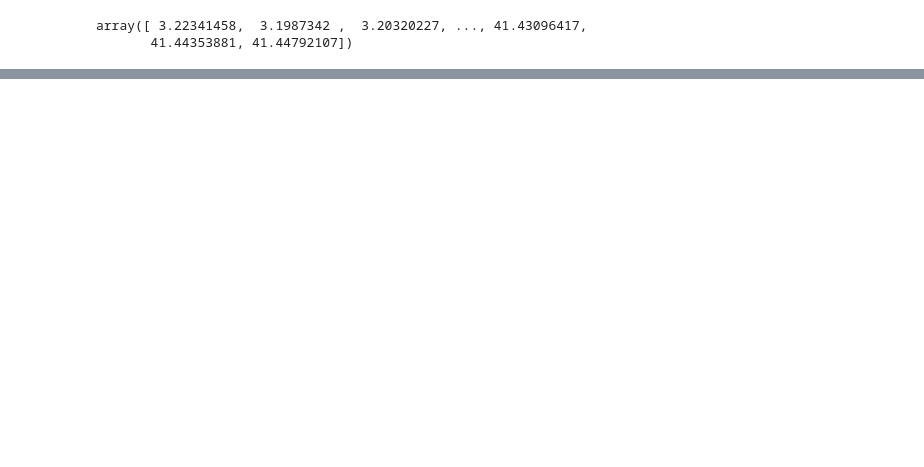
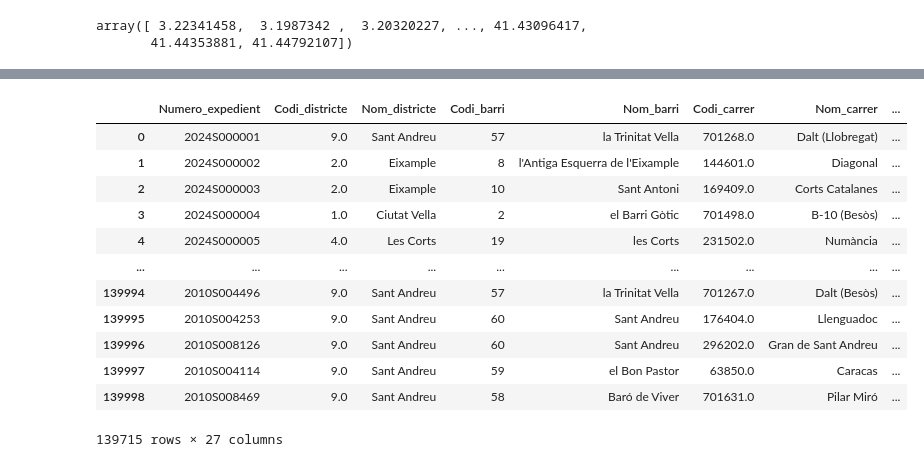
Before and after one commit to PacoFletcher/Proyecto-Machine-Learning, a Jupyter notebook: jupyters/Unificado.ipynb, the cells around one changed output, grey strips where cells are left out. Drawn from its saved outputs; the diff is of its cells as text; code cells hidden in the pictures; blank space fills up the shorter version.

```diff
--- a/jupyters/Unificado.ipynb
+++ b/jupyters/Unificado.ipynb
@@ -512,0 +528,17 @@ array([31.50871627, 31.46153052, 31.45206368, ..., -3.81063702,
+# %%
+df = df[(df["Coordenada_UTM_X"] != -1) | (df["Coordenada_UTM_Y"] != -1)]
+df
+# %% [output]
+|  | Numero_expedient | Codi_districte | Nom_districte | Codi_barri | Nom_barri | Codi_carrer | Nom_carrer | ... |
+| 0 | 2024S000001 | 9.0 | Sant Andreu | 57 | la Trinitat Vella | 701268.0 | Dalt (Llobregat) | ... |
+| 1 | 2024S000002 | 2.0 | Eixample | 8 | l'Antiga Esquerra de l'Eixample | 144601.0 | Diagonal | ... |
+| 2 | 2024S000003 | 2.0 | Eixample | 10 | Sant Antoni | 169409.0 | Corts Catalanes | ... |
+| 3 | 2024S000004 | 1.0 | Ciutat Vella | 2 | el Barri Gòtic | 701498.0 | B-10 (Besòs) | ... |
+| 4 | 2024S000005 | 4.0 | Les Corts | 19 | les Corts | 231502.0 | Numància | ... |
+| ... | ... | ... | ... | ... | ... | ... | ... | ... |
+| 139994 | 2010S004496 | 9.0 | Sant Andreu | 57 | la Trinitat Vella | 701267.0 | Dalt (Besòs) | ... |
+| 139995 | 2010S004253 | 9.0 | Sant Andreu | 60 | Sant Andreu | 176404.0 | Llenguadoc | ... |
+| 139996 | 2010S008126 | 9.0 | Sant Andreu | 60 | Sant Andreu | 296202.0 | Gran de Sant Andreu | ... |
+| 139997 | 2010S004114 | 9.0 | Sant Andreu | 59 | el Bon Pastor | 63850.0 | Caracas | ... |
+| 139998 | 2010S008469 | 9.0 | Sant Andreu | 58 | Baró de Viver | 701631.0 | Pilar Miró | ... |
+139715 rows × 27 columns
```
Also changed, not shown: parts of 10 cells of this notebook, 1 other file.
